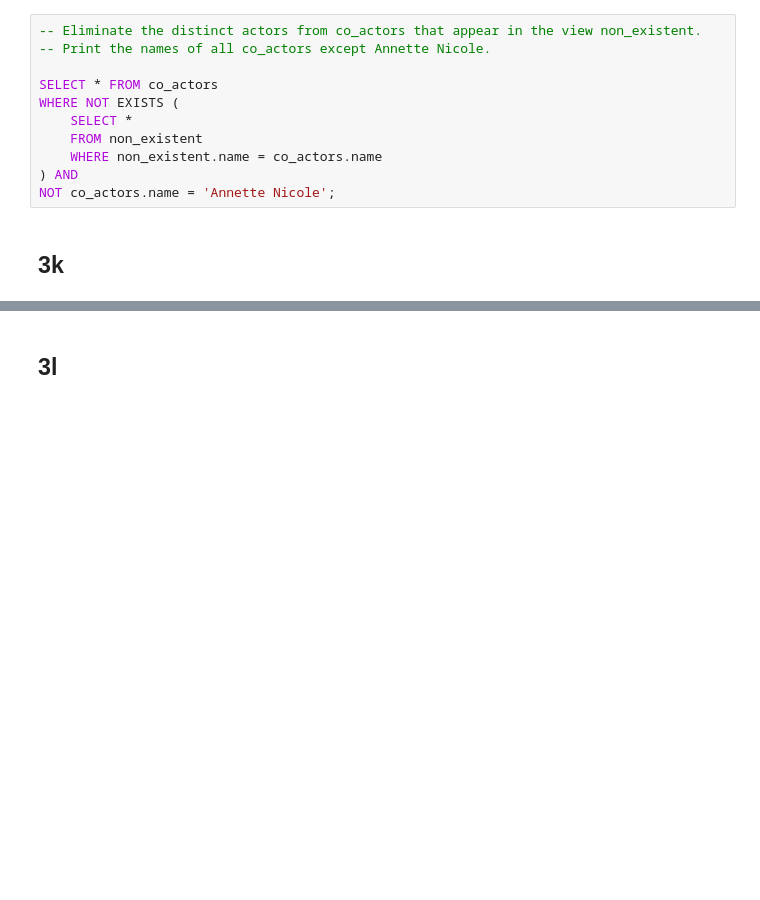
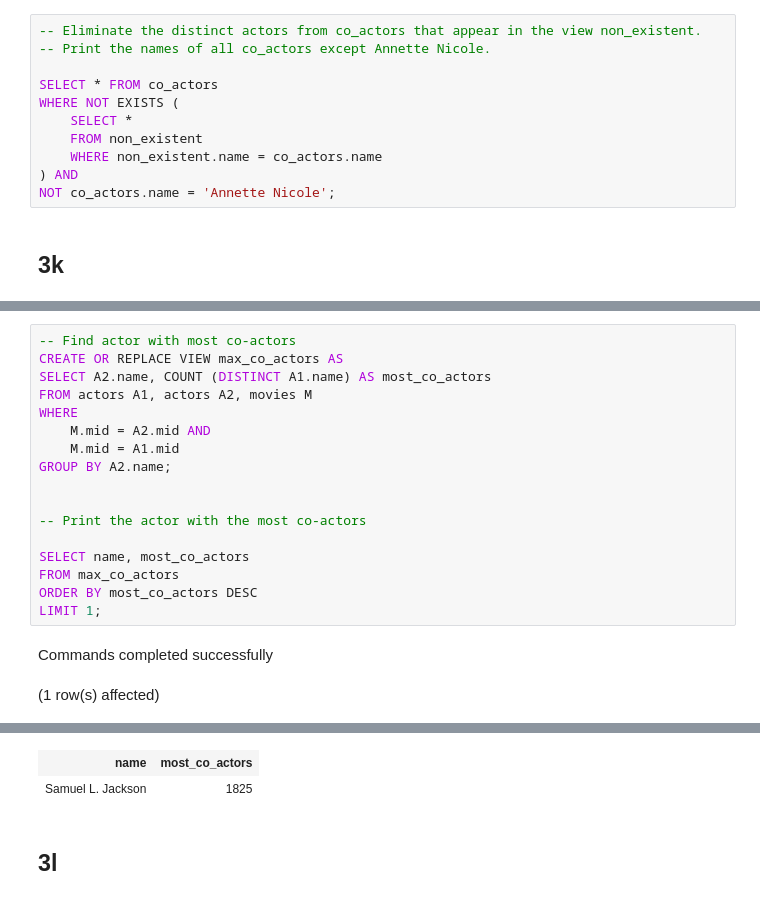
Before and after one commit to po-trottier/concordia-data-systems, a Jupyter notebook: Phase1/project_notebook.ipynb, the cells around one changed output, grey strips where cells are left out. Saved outputs shown, nothing was run; the diff lists cells and outputs as text; blank space fills up the shorter version.

```diff
--- a/Phase1/project_notebook.ipynb
+++ b/Phase1/project_notebook.ipynb
@@ -324,0 +340,20 @@ NOT co_actors.name = 'Annette Nicole';
+# %%
+-- Find actor with most co-actors
+CREATE OR REPLACE VIEW max_co_actors AS
+SELECT A2.name, COUNT (DISTINCT A1.name) AS most_co_actors
+FROM actors A1, actors A2, movies M
+WHERE
+    M.mid = A2.mid AND
+    M.mid = A1.mid
+GROUP BY A2.name;
+
+
+-- Print the actor with the most co-actors
+
+SELECT name, most_co_actors
+FROM max_co_actors
+ORDER BY most_co_actors DESC
+LIMIT 1;
+# %% [output]
+Commands completed successfully
+(1 row(s) affected)
@@ -325,3 +361,5 @@ NOT co_actors.name = 'Annette Nicole';
+| name | most_co_actors |
+| Samuel L. Jackson | 1825 |
 # %% [markdown]
 ## 3l
 # %%
```
Also changed, not shown: parts of 4 cells of this notebook, 1 other file.
